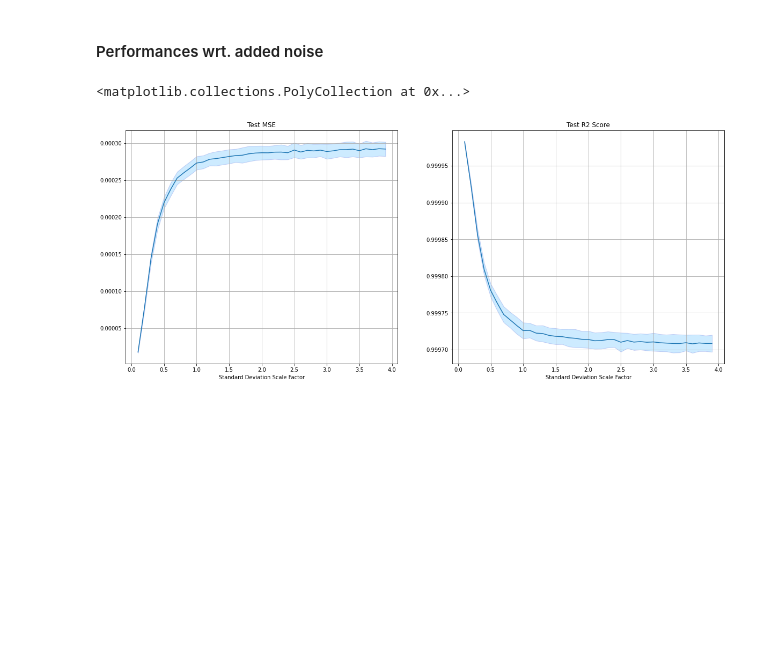
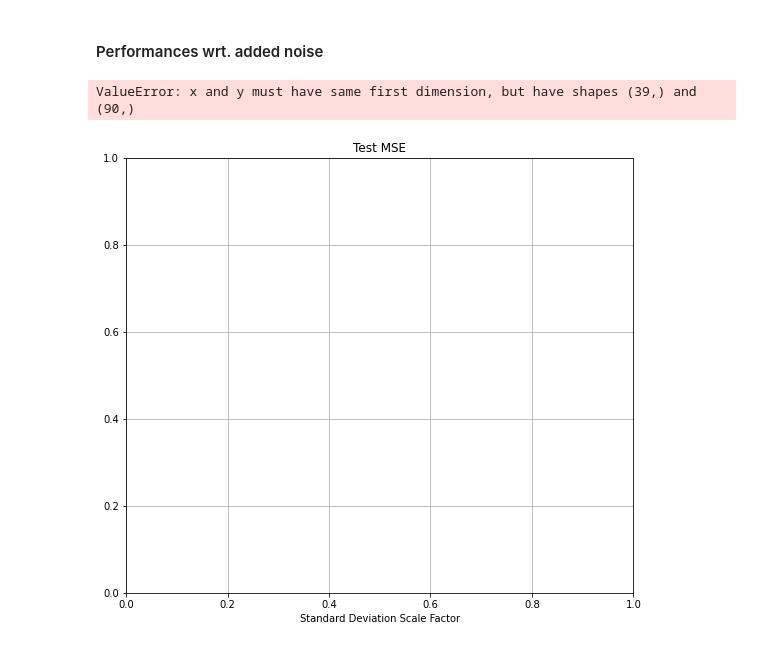
Before and after one commit to HaldiH/dm_project, a Jupyter notebook: linear_regression.ipynb, the cells around one changed output. Drawn from its saved outputs; the diff is of its cells as text; code cells hidden in the pictures; blank space fills up the shorter version.

Commit message:
moved results to result folder using Path()

```diff
--- a/linear_regression.ipynb
+++ b/linear_regression.ipynb
@@ -193,11 +195,13 @@ plt.fill_between(percentages, baseline_final_r2_scores - baseline_r2_scores_erro
 <matplotlib.collections.PolyCollection at 0x...>
 [figure]
 # %%
-#np.save('linear_reg_mses_var_percentage', mses)
-#np.save('linear_reg_scores_var_percentage', r2_scores)
 
-mses = np.load('linear_reg_mses_var_percentage.npy')
-r2_scores = np.load('linear_reg_scores_var_percentage.npy')
+#np.save('path/linear_reg_mses_var_percentage', mses)
+#np.save('path/linear_reg_scores_var_percentage', r2_scores)
+
+path = Path('./results/logistic_regression')
+mses = np.load(path/'linear_reg_mses_var_percentage.npy')
+r2_scores = np.load(path/'linear_reg_scores_var_percentage.npy')
 
 plt.figure(figsize=(20, 8))
 plt.subplot(1, 2, 1)
@@ -255,31 +259,33 @@ for k in range(N_TRIALS):
         mses[k].append(mean_squared_error(y_test, y_pred))
         r2_scores[k].append(r2_score(y_test, y_pred))
 # %%
-np.save('linear_reg_mses_var_noise', mses)
-np.save('linear_reg_scores_var_noise', r2_scores)
+scale_factors = np.arange(0.1, 4, 0.1)
 
-mses = np.load('linear_reg_mses_var_noise.npy')
-r2_scores = np.load('linear_reg_scores_var_noise.npy')
+#np.save(path/'linear_reg_mses_var_noise', mses)
+#np.save(path/'linear_reg_scores_var_noise', r2_scores)
+
+mses = np.load(path/'linear_reg_mses_var_noise.npy')
+r2_scores = np.load(path/'linear_reg_scores_var_noise.npy')
 
 plt.figure(figsize=(20, 8))
 plt.subplot(1, 2, 1)
 plt.title("Test MSE")
 plt.xlabel("Standard Deviation Scale Factor")
 final_mses = np.mean(mses, axis=0)
 mses_error = np.std(mses, axis=0)
 plt.grid(True)
 plt.plot(scale_factors, final_mses)
 plt.fill_between(scale_factors, final_mses - mses_error, final_mses + mses_error, alpha=0.2, edgecolor='#1B2ACC', facecolor='#089FFF')
 
 
 plt.subplot(1, 2, 2)
 plt.title("Test R2 Score")
 plt.xlabel("Standard Deviation Scale Factor")
 final_r2_score = np.mean(r2_scores, axis=0)
 r2_score_error = np.std(r2_scores, axis=0)
 plt.grid(True)
 plt.plot(scale_factors, final_r2_score)
 plt.fill_between(scale_factors, final_r2_score - r2_score_error, final_r2_score + r2_score_error, alpha=0.2, edgecolor='#1B2ACC', facecolor='#089FFF')
 # %% [output]
-<matplotlib.collections.PolyCollection at 0x...>
+ValueError: x and y must have same first dimension, but have shapes (39,) and (90,)
-[figure, old version]
+[figure, new version]
```
Also changed, not shown: parts of 2 cells of this notebook, 6 other files.
